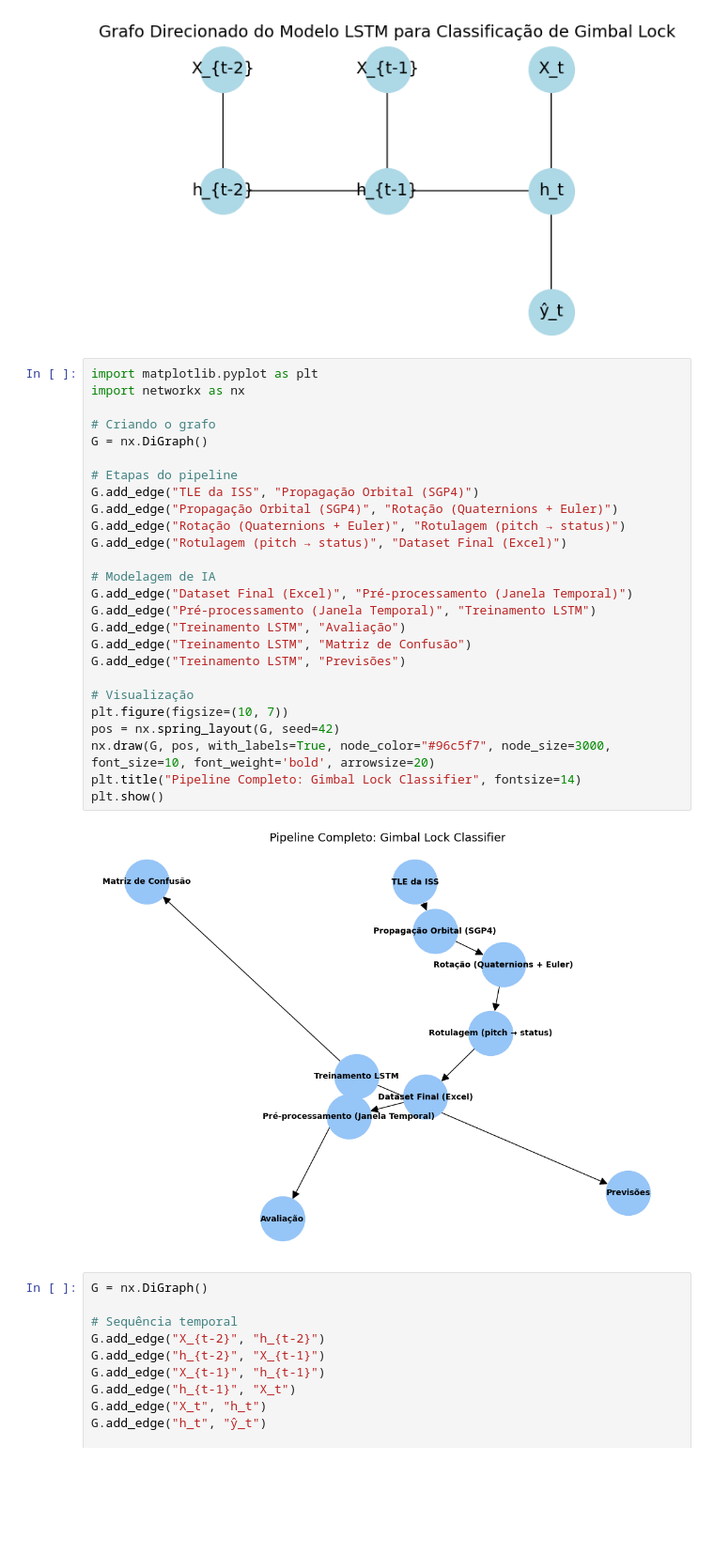
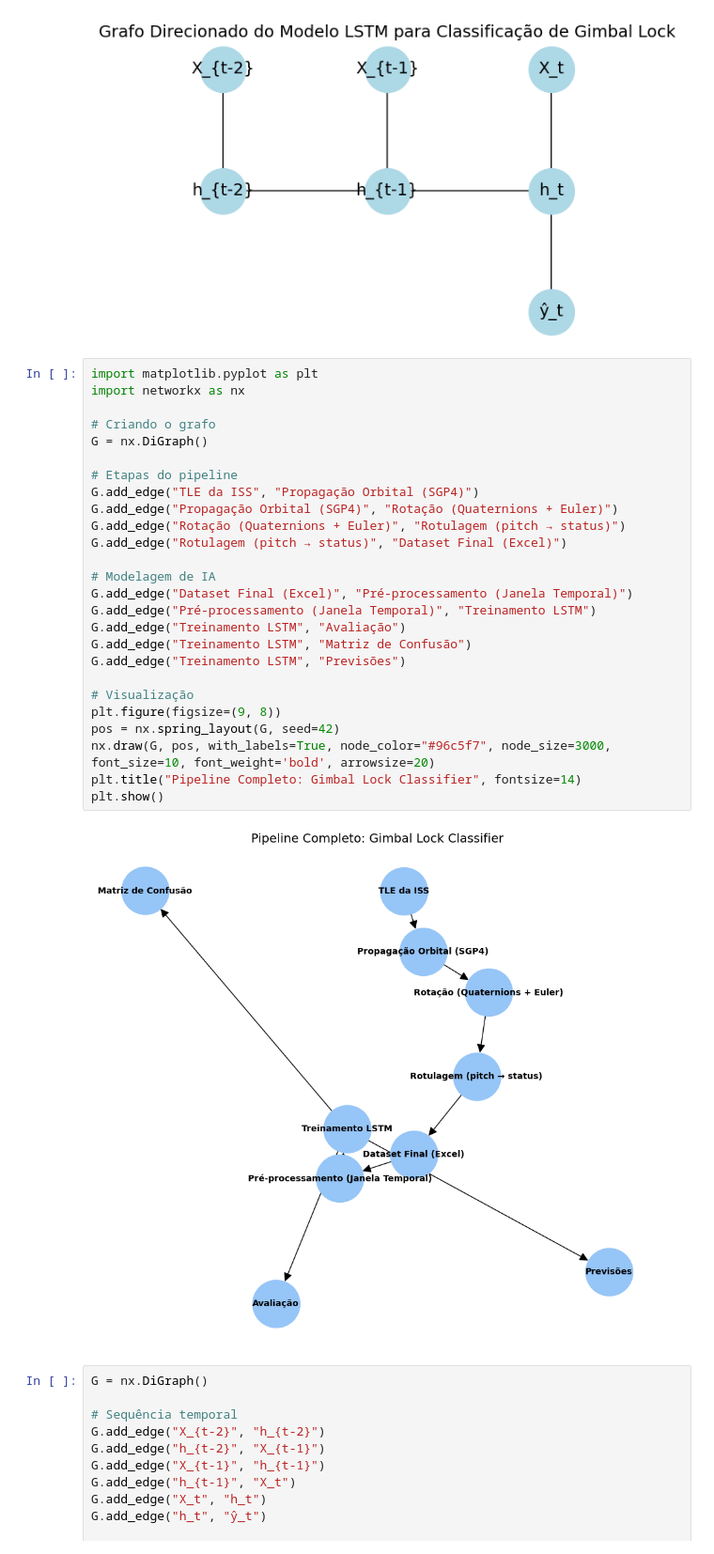
Before and after one commit to el-pitchula/GyroAI-SAT, a Jupyter notebook: notebooks/GimbalLock_IA_Classifier.ipynb, the cells around one changed output. Shown: that part at 94% size. Saved outputs shown, nothing was run; the diff lists cells and outputs as text; blank space fills up the shorter version.

```diff
--- a/notebooks/GimbalLock_IA_Classifier.ipynb
+++ b/notebooks/GimbalLock_IA_Classifier.ipynb
@@ -409,31 +409,31 @@ plt.show()
 # %%
 import matplotlib.pyplot as plt
 import networkx as nx
 
 # Criando o grafo
 G = nx.DiGraph()
 
 # Etapas do pipeline
 G.add_edge("TLE da ISS", "Propagação Orbital (SGP4)")
 G.add_edge("Propagação Orbital (SGP4)", "Rotação (Quaternions + Euler)")
 G.add_edge("Rotação (Quaternions + Euler)", "Rotulagem (pitch → status)")
 G.add_edge("Rotulagem (pitch → status)", "Dataset Final (Excel)")
 
 # Modelagem de IA
 G.add_edge("Dataset Final (Excel)", "Pré-processamento (Janela Temporal)")
 G.add_edge("Pré-processamento (Janela Temporal)", "Treinamento LSTM")
 G.add_edge("Treinamento LSTM", "Avaliação")
 G.add_edge("Treinamento LSTM", "Matriz de Confusão")
 G.add_edge("Treinamento LSTM", "Previsões")
 
 # Visualização
-plt.figure(figsize=(10, 7))
+plt.figure(figsize=(9, 8))
 pos = nx.spring_layout(G, seed=42)
 nx.draw(G, pos, with_labels=True, node_color="#96c5f7", node_size=3000, font_size=10, font_weight='bold', arrowsize=20)
 plt.title("Pipeline Completo: Gimbal Lock Classifier", fontsize=14)
 plt.show()
 # %% [output]
-[figure, old version]
+[figure, new version]
 # %%
 G = nx.DiGraph()
 
```
